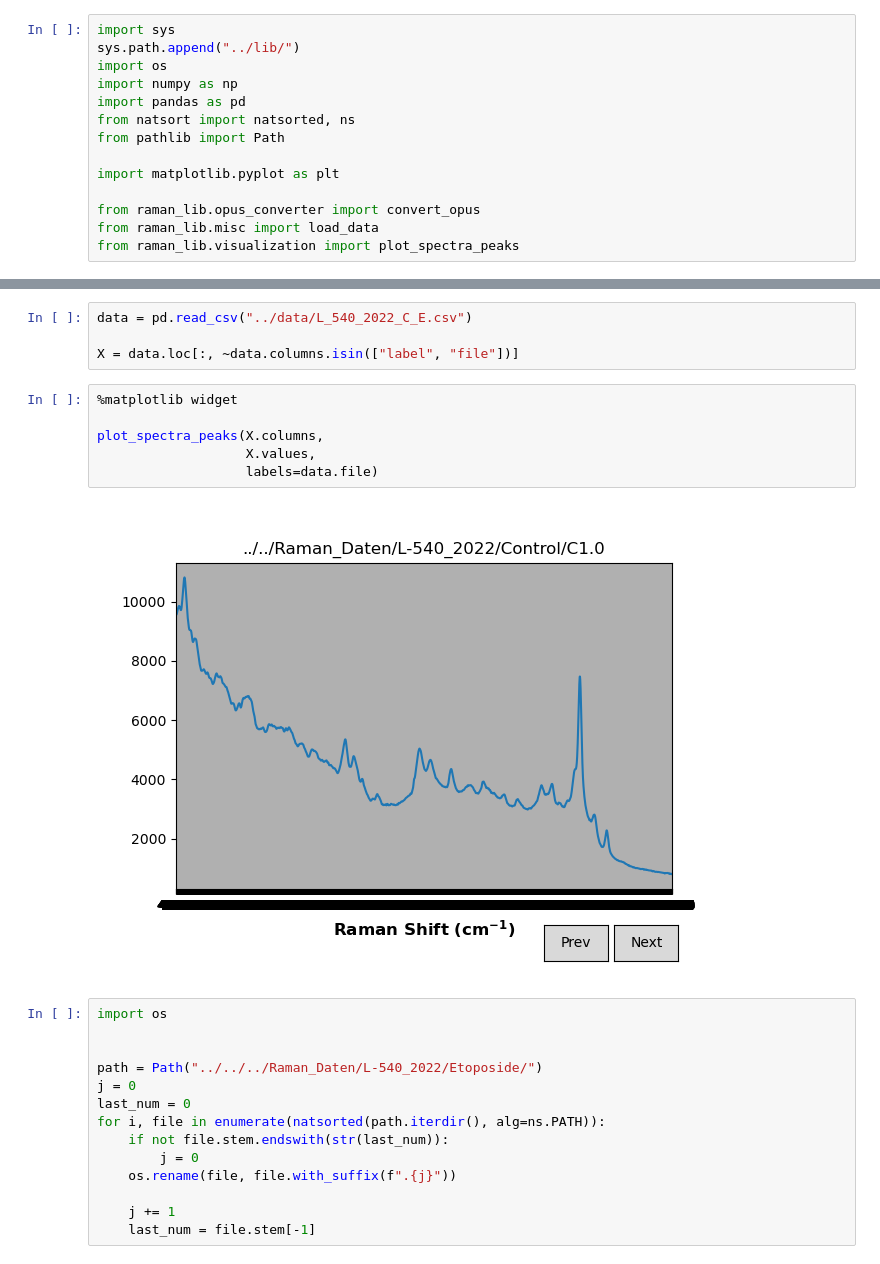
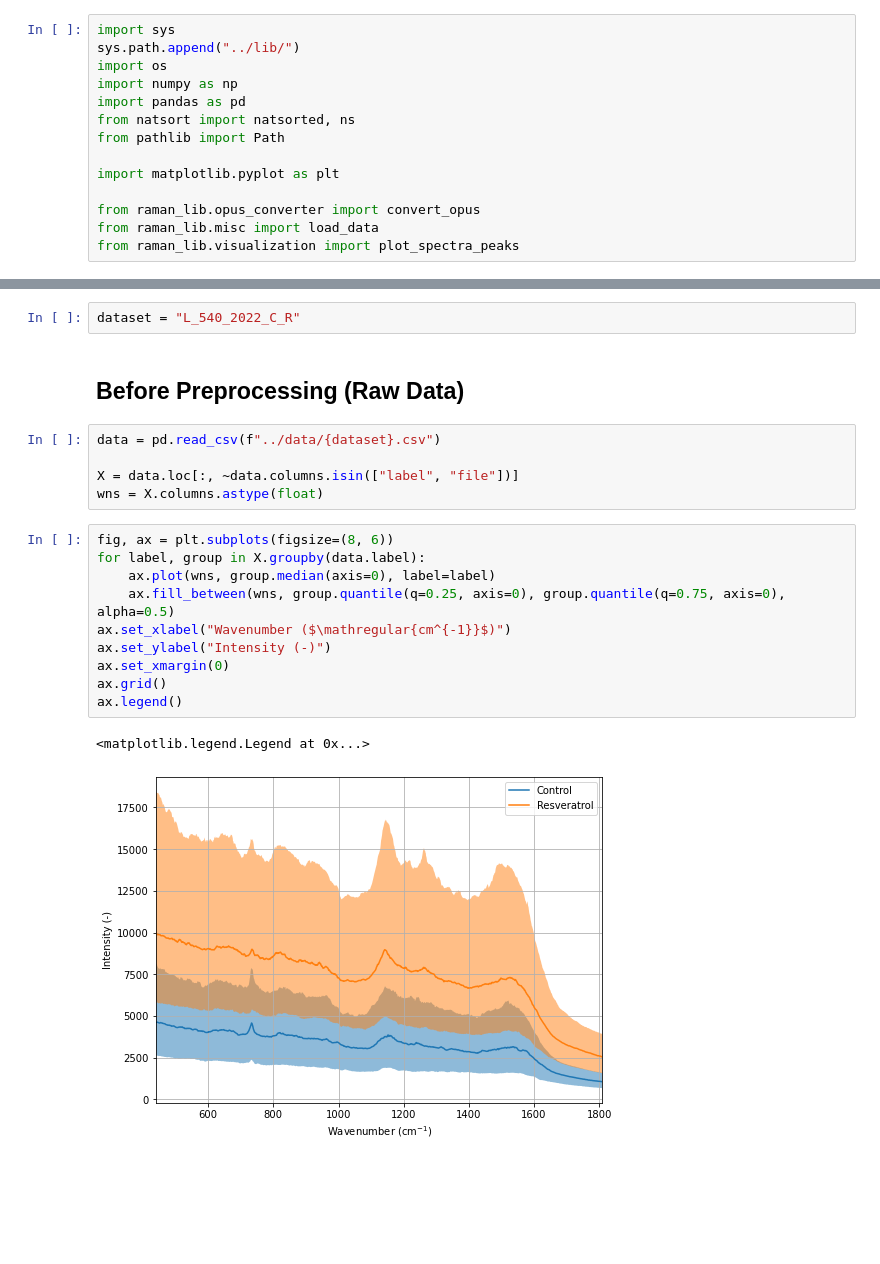
Before and after one commit to DerZ115/Zimmermann_RamanMachineLearning, a Jupyter notebook: notebooks/inspect_data.ipynb, the cells around one changed output, grey strips where cells are left out. Drawn from its saved outputs; the diff is of its cells as text; blank space fills up the shorter version.

```diff
--- a/notebooks/inspect_data.ipynb
+++ b/notebooks/inspect_data.ipynb
@@ -15,26 +17,22 @@ from raman_lib.visualization import plot_spectra_peaks
+# %%
+dataset = "L_540_2022_C_R"
+# %% [markdown]
+## Before Preprocessing (Raw Data)
 # %%
-data = pd.read_csv("../data/L_540_2022_C_E.csv")
+data = pd.read_csv(f"../data/{dataset}.csv")
 
 X = data.loc[:, ~data.columns.isin(["label", "file"])]
+wns = X.columns.astype(float)
-# %%
-%matplotlib widget
-
-plot_spectra_peaks(X.columns,
-                   X.values,
-                   labels=data.file)
-# %% [output]
-[figure, removed]
-# %%
-import os
-
-
-path = Path("../../../Raman_Daten/L-540_2022/Etoposide/")
-j = 0
-last_num = 0
-for i, file in enumerate(natsorted(path.iterdir(), alg=ns.PATH)):
-    if not file.stem.endswith(str(last_num)):
-        j = 0
-    os.rename(file, file.with_suffix(f".{j}"))
-
-    j += 1
-    last_num = file.stem[-1]
+# %%
+fig, ax = plt.subplots(figsize=(8, 6))
+for label, group in X.groupby(data.label):
+    ax.plot(wns, group.median(axis=0), label=label)
+    ax.fill_between(wns, group.quantile(q=0.25, axis=0), group.quantile(q=0.75, axis=0), alpha=0.5)
+ax.set_xlabel("Wavenumber ($\mathregular{cm^{-1}}$)")
+ax.set_ylabel("Intensity (-)")
+ax.set_xmargin(0)
+ax.grid()
+ax.legend()
+# %% [output]
+<matplotlib.legend.Legend at 0x...>
+[figure, added]
```
Also changed, not shown: parts of 4 cells of this notebook, 13 other files.
